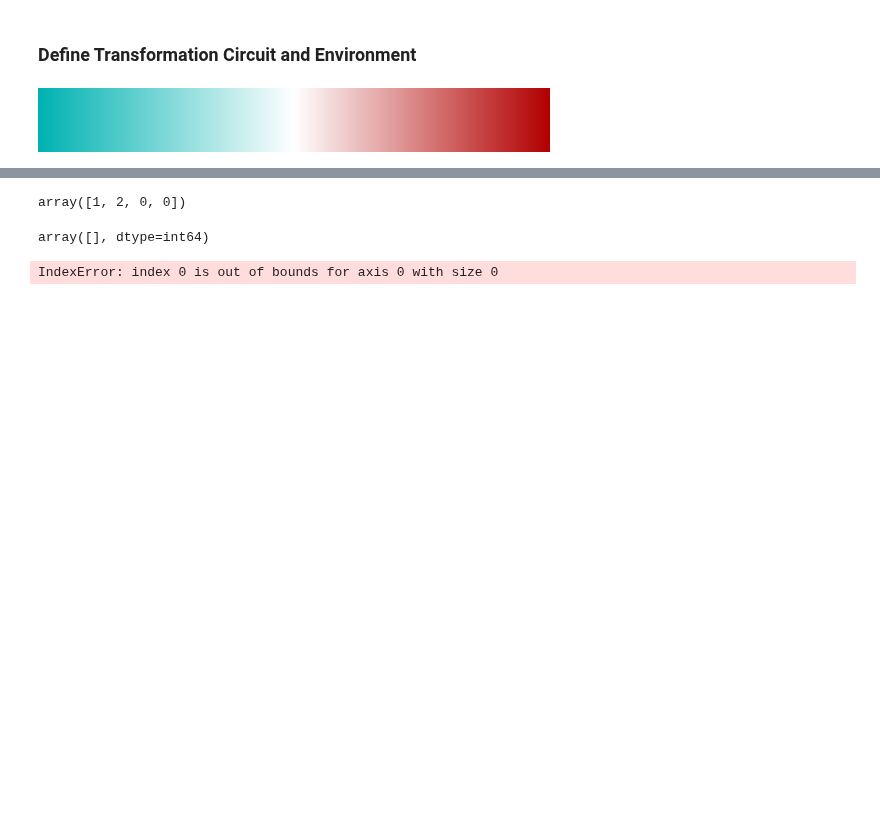
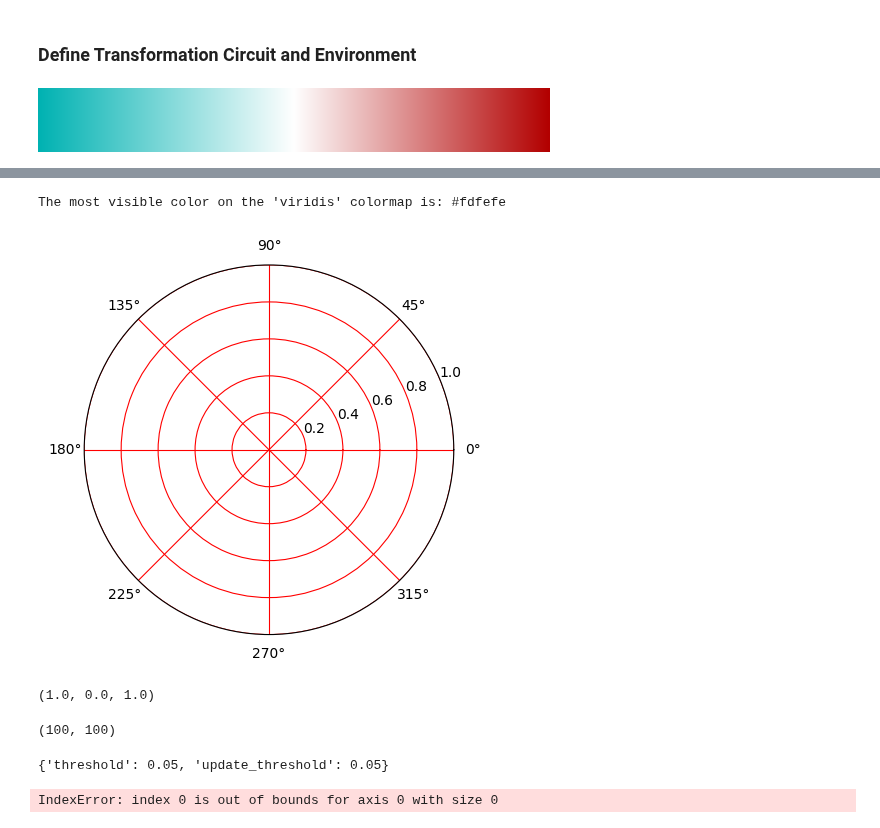
Before and after one commit to 1101AlexZab1011/SpatialMemory, a Jupyter notebook: dev/top_down.ipynb, the cells around one changed output, grey strips where cells are left out. Saved outputs shown, nothing was run; the diff lists cells and outputs as text; code cells hidden in the pictures; blank space fills up the shorter version.

```diff
--- a/dev/top_down.ipynb
+++ b/dev/top_down.ipynb
@@ -3080,11 +4054,72 @@ KeyboardInterrupt:
-# %%
-np.maximum(np.array([1, 2, -1, -4]), 1e-7)
-# %% [output]
-array([1, 2, 0, 0])
-# %%
-np.where(np.diff(th_indices) != 1)[0]
-# %% [output]
-array([], dtype=int64)
+# %%
+import numpy as np
+import matplotlib.pyplot as plt
+
+def get_most_visible_color(cmap):
+    """
+    Returns the hex code of the most visible color on the given colormap
+    when viewed on a grayscale background.
+
+    Args:
+        cmap (str or Colormap): The colormap to analyze.
+
+    Returns:
+        str: The hex code of the most visible color.
+    """
+    # Ensure cmap is a Colormap instance
+    if isinstance(cmap, str):
+        cmap = plt.get_cmap(cmap)
+
+    # Generate an array of points along the colormap
+    colors = cmap(np.linspace(0, 1, 256))
+
+    # Convert colors to grayscale using the luminosity method
+    # This method better represents human perception
+    grayscale = 0.21 * colors[:, 0] + 0.72 * colors[:, 1] + 0.07 * colors[:, 2]
+
+    # Find the color with the maximum contrast to the midpoint of the grayscale spectrum
+    # The midpoint is 0.5 in normalized grayscale (0 is black, 1 is white)
+    contrast = np.abs(grayscale - 0.5)
+    max_contrast_index = np.argmax(contrast)
+
+    # Convert the most visible color to hex format
+    most_visible_color = colors[max_contrast_index]
+    hex_color = matplotlib.colors.rgb2hex(most_visible_color[:3])
+
+    return hex_color
+
+# Example usage:
+cmap_name = 'viridis'  # Change this to any colormap name you like
+most_visible_color = get_most_visible_color(cmap)
+print(f"The most visible color on the '{cmap_name}' colormap is: {most_visible_color}")
+# %% [output]
+The most visible color on the 'viridis' colormap is: #fdfefe
+# %%
+fig = plt.figure()
+%matplotlib inline
+ax = fig.add_subplot(111, projection='polar')
+ax.grid(color='red')
+# ax.contourf(
+#             self.theta_bvc.T,
+#             self.r_bvc.T,
+#             np.reshape(np.maximum(self.rates.ovc, 1e-7), (self.tc_gen.n_bvc_theta, self.tc_gen.n_bvc_r)),
+#             cmap=self.cmap,
+#             vmin=0, vmax=1
+#         )
+# %% [output]
+[figure, added]
+# %%
+cache.weights.ovc.to.opr.max(), cache.weights.opr.to.ovc.max(), cache.weights['opr'].to['ovc'].max()
+# %% [output]
+(1.0, 0.0, 1.0)
+# %%
+cache.weights['hd'].to['hd'].shape
+# %% [output]
+(100, 100)
+# %%
+ObjectWeightsUpdatingCallback().population_thresholds.opr.to.ovc
+# %% [output]
+{'threshold': 0.05, 'update_threshold': 0.05}
 # %%
 vis = cache.rates.hd.copy()
 th_indices = np.where(vis > .1)[0]
```
Also changed, not shown: parts of 55 cells of this notebook, 13 other files.
